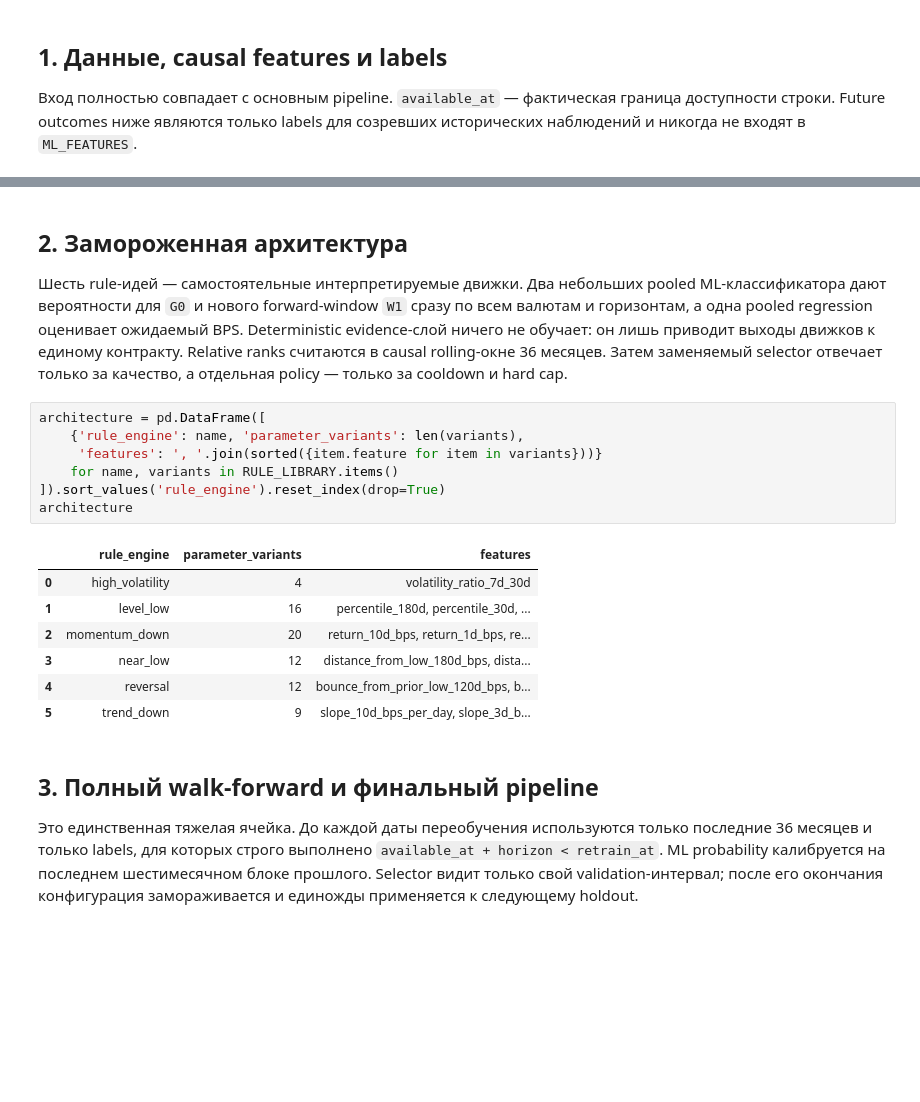
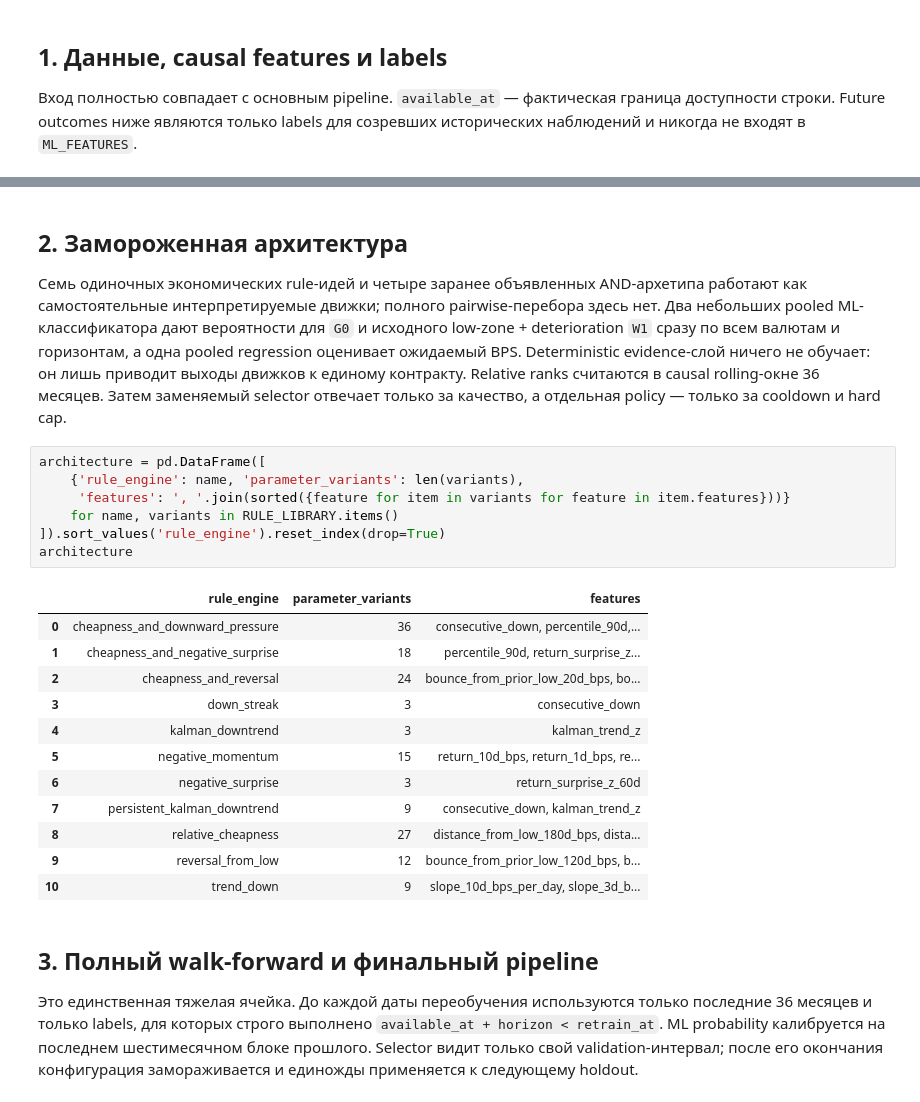
Before and after one commit to YYukh/AI_Product_Hack_trigger_model, a Jupyter notebook: research/yura/notebooks/yura_pipeline.ipynb, the cells around one changed output, grey strips where cells are left out. Drawn from its saved outputs; the diff is of its cells as text; blank space fills up the shorter version.

```diff
--- a/research/yura/notebooks/yura_pipeline.ipynb
+++ b/research/yura/notebooks/yura_pipeline.ipynb
@@ -97,22 +106,27 @@ pd.DataFrame({
 # %% [markdown]
 ## 2. Замороженная архитектура
 
-Шесть rule-идей — самостоятельные интерпретируемые движки. Два небольших pooled ML-классификатора дают вероятности для `G0` и нового forward-window `W1` сразу по всем валютам и горизонтам, а одна pooled regression оценивает ожидаемый BPS. Deterministic evidence-слой ничего не обучает: он лишь приводит выходы движков к единому контракту. Relative ranks считаются в causal rolling-окне 36 месяцев. Затем заменяемый selector отвечает только за качество, а отдельная policy — только за cooldown и hard cap.
+Семь одиночных экономических rule-идей и четыре заранее объявленных AND-архетипа работают как самостоятельные интерпретируемые движки; полного pairwise-перебора здесь нет. Два небольших pooled ML-классификатора дают вероятности для `G0` и исходного low-zone + deterioration `W1` сразу по всем валютам и горизонтам, а одна pooled regression оценивает ожидаемый BPS. Deterministic evidence-слой ничего не обучает: он лишь приводит выходы движков к единому контракту. Relative ranks считаются в causal rolling-окне 36 месяцев. Затем заменяемый selector отвечает только за качество, а отдельная policy — только за cooldown и hard cap.
 # %%
 architecture = pd.DataFrame([
     {'rule_engine': name, 'parameter_variants': len(variants),
-     'features': ', '.join(sorted({item.feature for item in variants}))}
+     'features': ', '.join(sorted({feature for item in variants for feature in item.features}))}
     for name, variants in RULE_LIBRARY.items()
 ]).sort_values('rule_engine').reset_index(drop=True)
 architecture
 # %% [output]
 |  | rule_engine | parameter_variants | features |
-| 0 | high_volatility | 4 | volatility_ratio_7d_30d |
-| 1 | level_low | 16 | percentile_180d, percentile_30d, ... |
-| 2 | momentum_down | 20 | return_10d_bps, return_1d_bps, re... |
-| 3 | near_low | 12 | distance_from_low_180d_bps, dista... |
-| 4 | reversal | 12 | bounce_from_prior_low_120d_bps, b... |
-| 5 | trend_down | 9 | slope_10d_bps_per_day, slope_3d_b... |
+| 0 | cheapness_and_downward_pressure | 36 | consecutive_down, percentile_90d,... |
+| 1 | cheapness_and_negative_surprise | 18 | percentile_90d, return_surprise_z... |
+| 2 | cheapness_and_reversal | 24 | bounce_from_prior_low_20d_bps, bo... |
+| 3 | down_streak | 3 | consecutive_down |
+| 4 | kalman_downtrend | 3 | kalman_trend_z |
+| 5 | negative_momentum | 15 | return_10d_bps, return_1d_bps, re... |
+| 6 | negative_surprise | 3 | return_surprise_z_60d |
+| 7 | persistent_kalman_downtrend | 9 | consecutive_down, kalman_trend_z |
+| 8 | relative_cheapness | 27 | distance_from_low_180d_bps, dista... |
+| 9 | reversal_from_low | 12 | bounce_from_prior_low_120d_bps, b... |
+| 10 | trend_down | 9 | slope_10d_bps_per_day, slope_3d_b... |
 # %% [markdown]
 ## 3. Полный walk-forward и финальный pipeline
 
```
Also changed, not shown: parts of 26 cells of this notebook, 31 other files.
